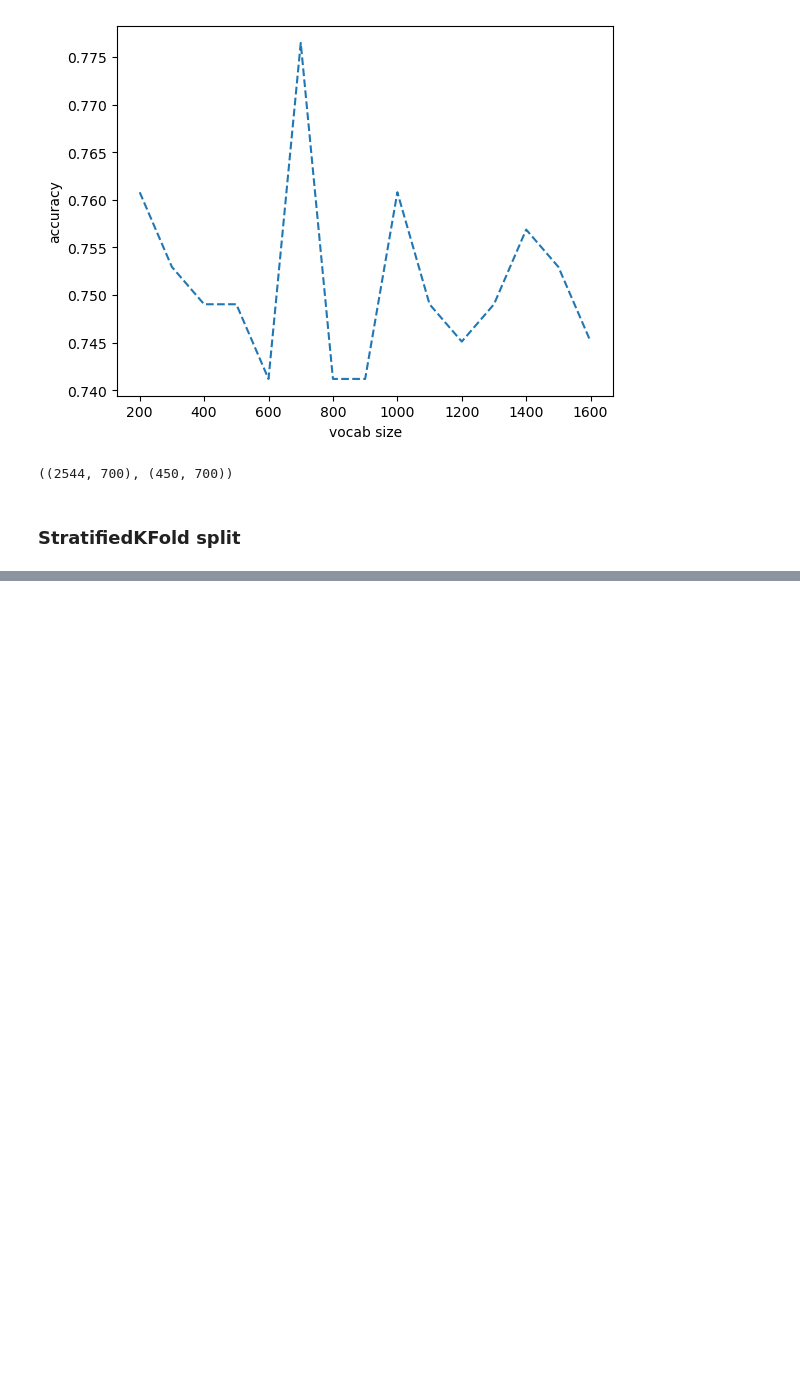
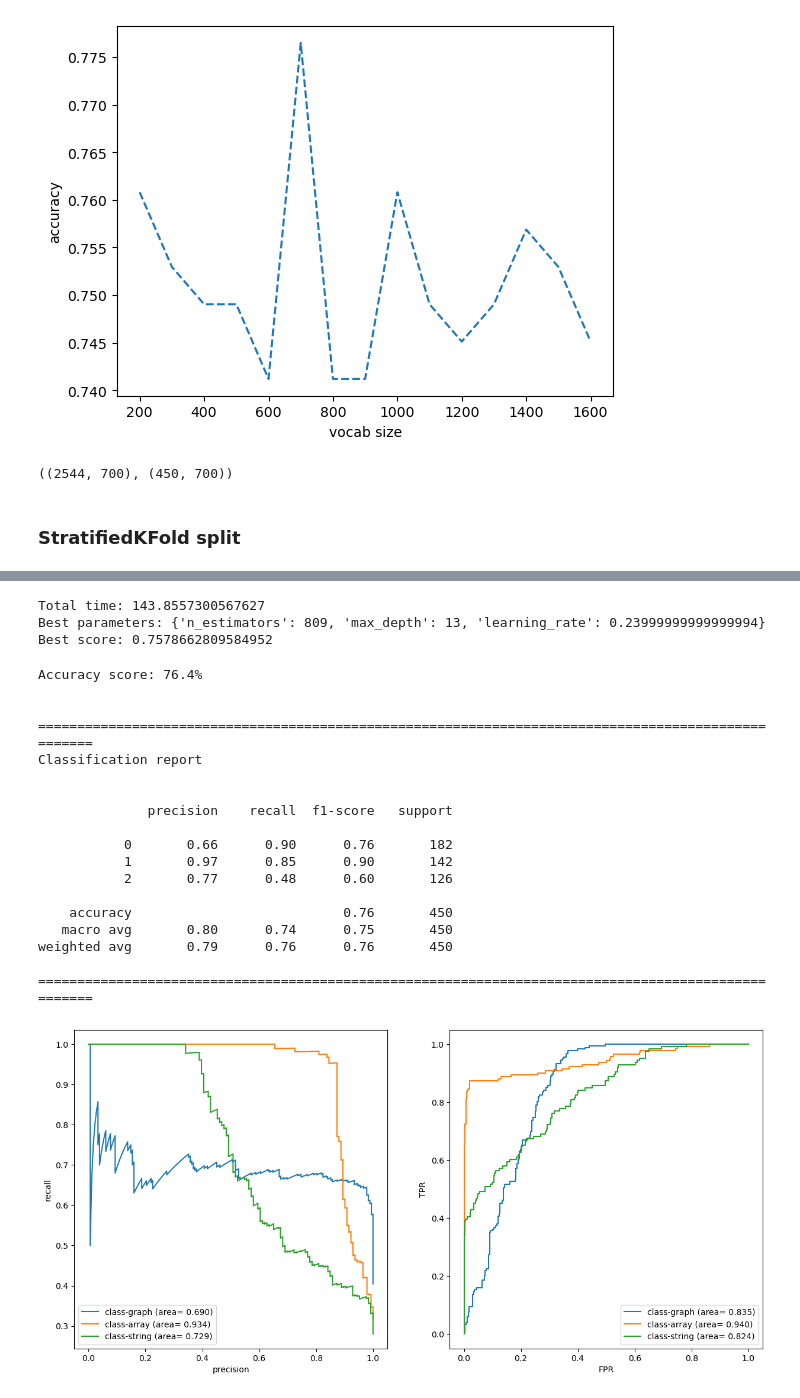
Before and after one commit to SkAndMl/question_tagging, a Jupyter notebook: notebooks/QuestionTagging.ipynb, the cells around one changed output, grey strips where cells are left out. Cells and saved outputs as stored; diff of their text form; code cells hidden in the pictures; blank space fills up the shorter version.

```diff
--- a/notebooks/QuestionTagging.ipynb
+++ b/notebooks/QuestionTagging.ipynb
@@ -473,0 +604,58 @@ Pipeline(steps=[('vectorizer', TfidfVectorizer(max_features=2200)),
+# %%
+param_distributions = {
+    "learning_rate" : np.arange(0.1, 1.1, 0.01),
+    "max_depth" : range(10, 31),
+    "n_estimators" : range(200, 1501)
+}
+
+rand_cv = model_selection.RandomizedSearchCV(
+    estimator=lgb.LGBMClassifier(random_state=SEED),
+    param_distributions=param_distributions,
+    cv=model_selection.StratifiedKFold(n_splits=5, shuffle=True, random_state=SEED),
+    scoring="accuracy",
+    random_state=SEED
+)
+
+start_time = time()
+
+rand_cv.fit(X_train, y_train)
+
+end_time = time()
+
+print(f"Total time: {end_time-start_time}")
+print(f"Best parameters: {rand_cv.best_params_}")
+print(f"Best score: {rand_cv.best_score_}")
+# %% [output]
+Total time: 143.8557300567627
+Best parameters: {'n_estimators': 809, 'max_depth': 13, 'learning_rate': 0.23999999999999994}
+Best score: 0.7578662809584952
+# %%
+lgb_model = lgb.LGBMClassifier(
+    random_state=SEED,
+    n_estimators=809,
+    max_depth=13,
+    learning_rate=0.24
+)
+lgb_model = lgb_model.fit(X_train, y_train)
+y_proba = lgb_model.predict_proba(X_test)
+evaluation_metrics(y_test, y_proba)
+# %% [output]
+Accuracy score: 76.4%
+
+
+====================================================================================================
+Classification report
+
+
+              precision    recall  f1-score   support
+
+           0       0.66      0.90      0.76       182
+           1       0.97      0.85      0.90       142
+           2       0.77      0.48      0.60       126
+
+    accuracy                           0.76       450
+   macro avg       0.80      0.74      0.75       450
+weighted avg       0.79      0.76      0.76       450
+
+====================================================================================================
+[figure, added]
```
Also changed, not shown: parts of 59 cells of this notebook.
